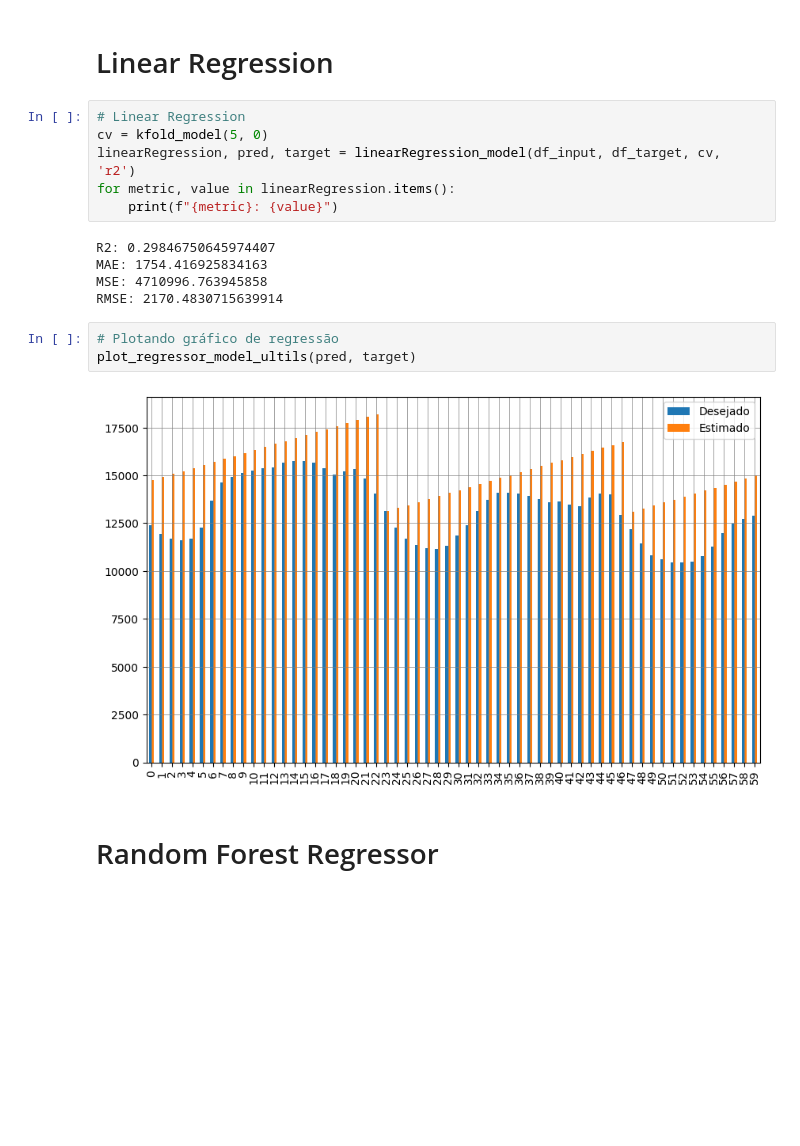
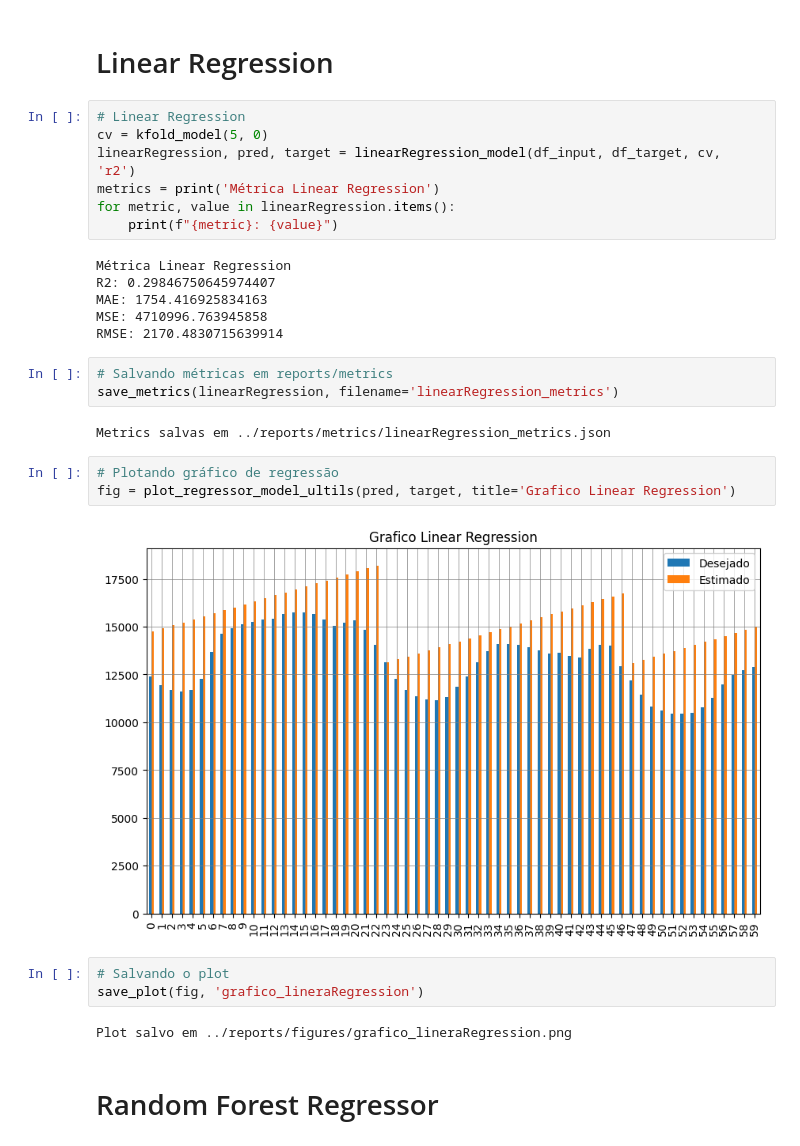
Before and after one commit to Joao-gui/EnergyForecast, a Jupyter notebook: notebooks/03_modegalem.ipynb, the cells around one changed output. Cells and saved outputs as stored; diff of their text form; blank space fills up the shorter version.

Commit message:
utils/save_plot, model/save_metrics e model/save_model

```diff
--- a/notebooks/03_modegalem.ipynb
+++ b/notebooks/03_modegalem.ipynb
@@ -39,18 +39,30 @@ df_target = df2['AEP_MW'].copy()
 # Linear Regression
 cv = kfold_model(5, 0)
 linearRegression, pred, target = linearRegression_model(df_input, df_target, cv, 'r2')
+metrics = print('Métrica Linear Regression')
 for metric, value in linearRegression.items():
     print(f"{metric}: {value}")
 # %% [output]
+Métrica Linear Regression
 R2: 0.29846750645974407
 MAE: 1754.416925834163
 MSE: 4710996.763945858
 RMSE: 2170.4830715639914
+# %%
+# Salvando métricas em reports/metrics
+save_metrics(linearRegression, filename='linearRegression_metrics')
+# %% [output]
+Metrics salvas em ../reports/metrics/linearRegression_metrics.json
 # %%
 # Plotando gráfico de regressão
-plot_regressor_model_ultils(pred, target)
+fig = plot_regressor_model_ultils(pred, target, title='Grafico Linear Regression')
 # %% [output]
-[figure, old version]
+[figure, new version]
+# %%
+# Salvando o plot
+save_plot(fig, 'grafico_lineraRegression')
+# %% [output]
+Plot salvo em ../reports/figures/grafico_lineraRegression.png
 # %% [markdown]
 # Random Forest Regressor
 # %%
```
Also changed, not shown: parts of 3 cells of this notebook, 4 other files.
